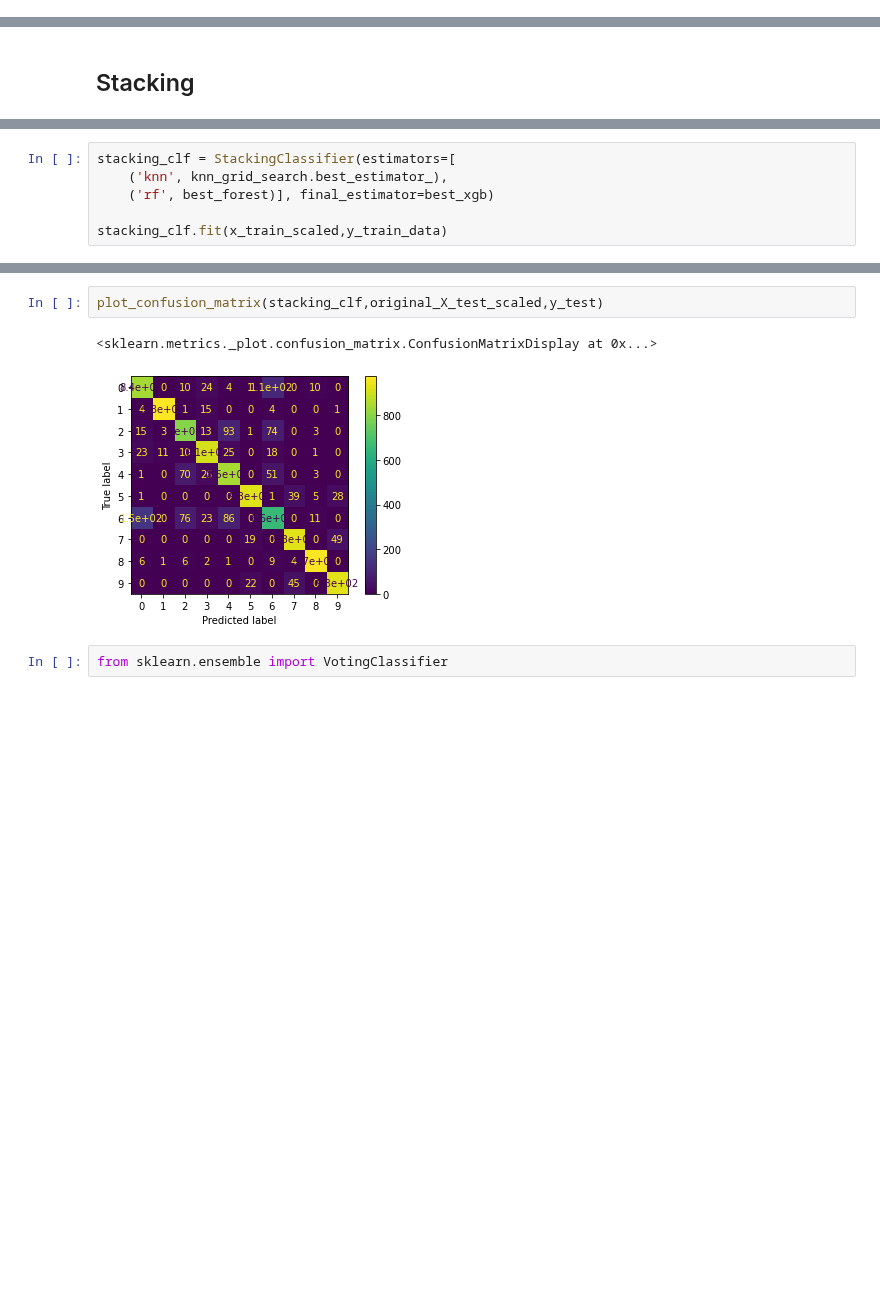
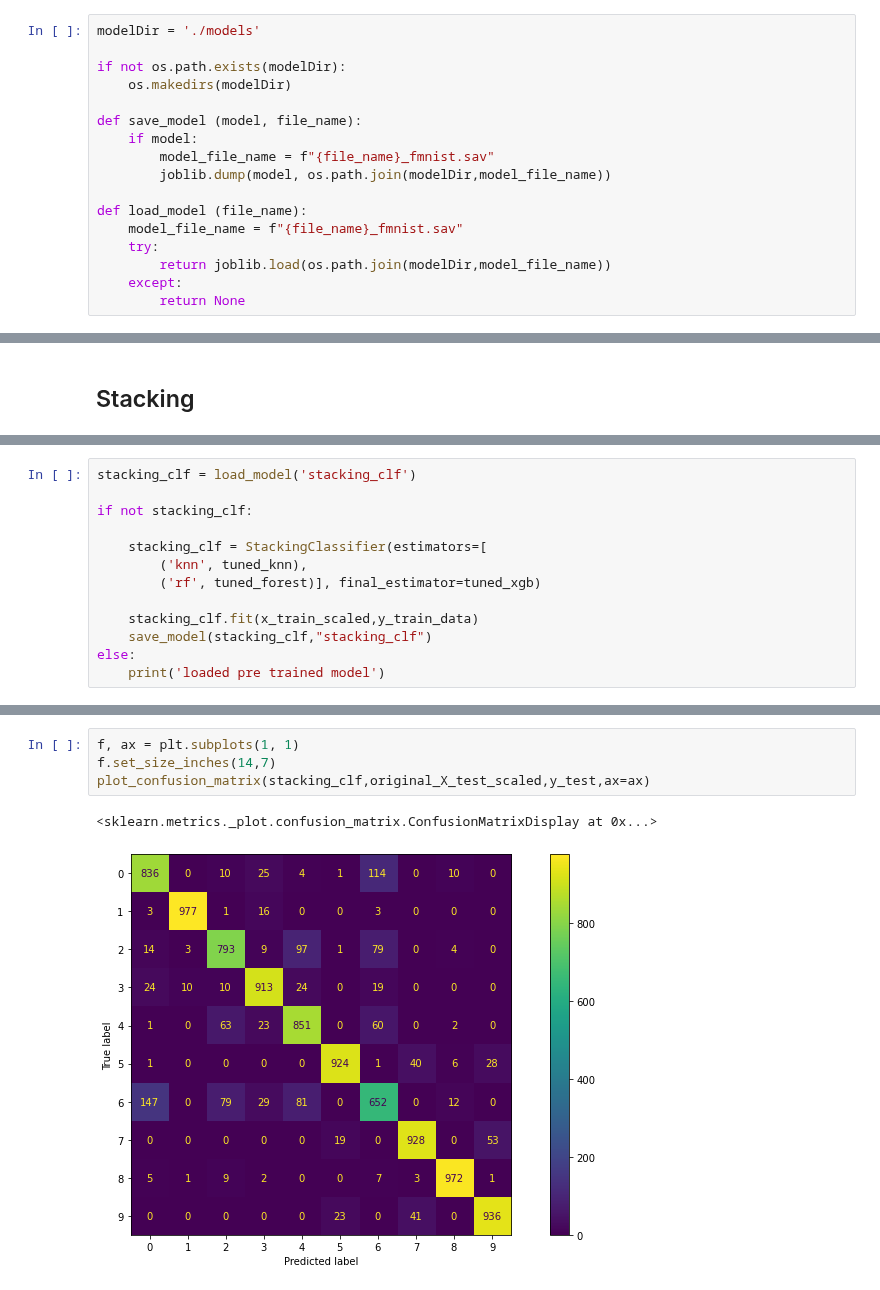
Before and after one commit to EitanKats/data-science-sem-b, a Jupyter notebook: fmnist.ipynb, the cells around one changed output, grey strips where cells are left out. Drawn from its saved outputs; the diff is of its cells as text; blank space fills up the shorter version.

Commit message:
fmnist final version

```diff
--- a/fmnist.ipynb
+++ b/fmnist.ipynb
@@ -46,6 +69,23 @@ X_train.shape
 y_train.shape
 # %% [output]
 (60000,)
+# %%
+modelDir = './models'
+
+if not os.path.exists(modelDir):
+    os.makedirs(modelDir)
+
+def save_model (model, file_name):
+    if model:
+        model_file_name = f"{file_name}_fmnist.sav"
+        joblib.dump(model, os.path.join(modelDir,model_file_name))
+
+def load_model (file_name):
+    model_file_name = f"{file_name}_fmnist.sav"
+    try:
+        return joblib.load(os.path.join(modelDir,model_file_name))
+    except:
+        return None
 # %%
 def plot_samples(instances, images_per_row=10, **options):
     size = 28
@@ -313,7 +338,14 @@ from sklearn.ensemble import StackingClassifier
 # %%
-stacking_clf = StackingClassifier(estimators=[
-    ('knn', knn_grid_search.best_estimator_),
-    ('rf', best_forest)], final_estimator=best_xgb)
+stacking_clf = load_model('stacking_clf')
 
-stacking_clf.fit(x_train_scaled,y_train_data)
+if not stacking_clf:
+
+    stacking_clf = StackingClassifier(estimators=[
+        ('knn', tuned_knn),
+        ('rf', tuned_forest)], final_estimator=tuned_xgb)
+
+    stacking_clf.fit(x_train_scaled,y_train_data)
+    save_model(stacking_clf,"stacking_clf")
+else:
+    print('loaded pre trained model')
 # %% [output]
@@ -357,11 +373,11 @@ print(classification_report(stacking_clf.predict(original_X_test_scaled),y_test)
     accuracy                           0.88     10000
    macro avg       0.88      0.88      0.88     10000
 weighted avg       0.88      0.88      0.88     10000
-# %%
-plot_confusion_matrix(stacking_clf,original_X_test_scaled,y_test)
-# %% [output]
-<sklearn.metrics._plot.confusion_matrix.ConfusionMatrixDisplay at 0x...>
-[figure, removed]
-# %%
-from sklearn.ensemble import VotingClassifier
+# %%
+f, ax = plt.subplots(1, 1)
+f.set_size_inches(14,7)
+plot_confusion_matrix(stacking_clf,original_X_test_scaled,y_test,ax=ax)
+# %% [output]
+<sklearn.metrics._plot.confusion_matrix.ConfusionMatrixDisplay at 0x...>
+[figure, added]
 # %%
```
Also changed, not shown: parts of 27 cells of this notebook.
